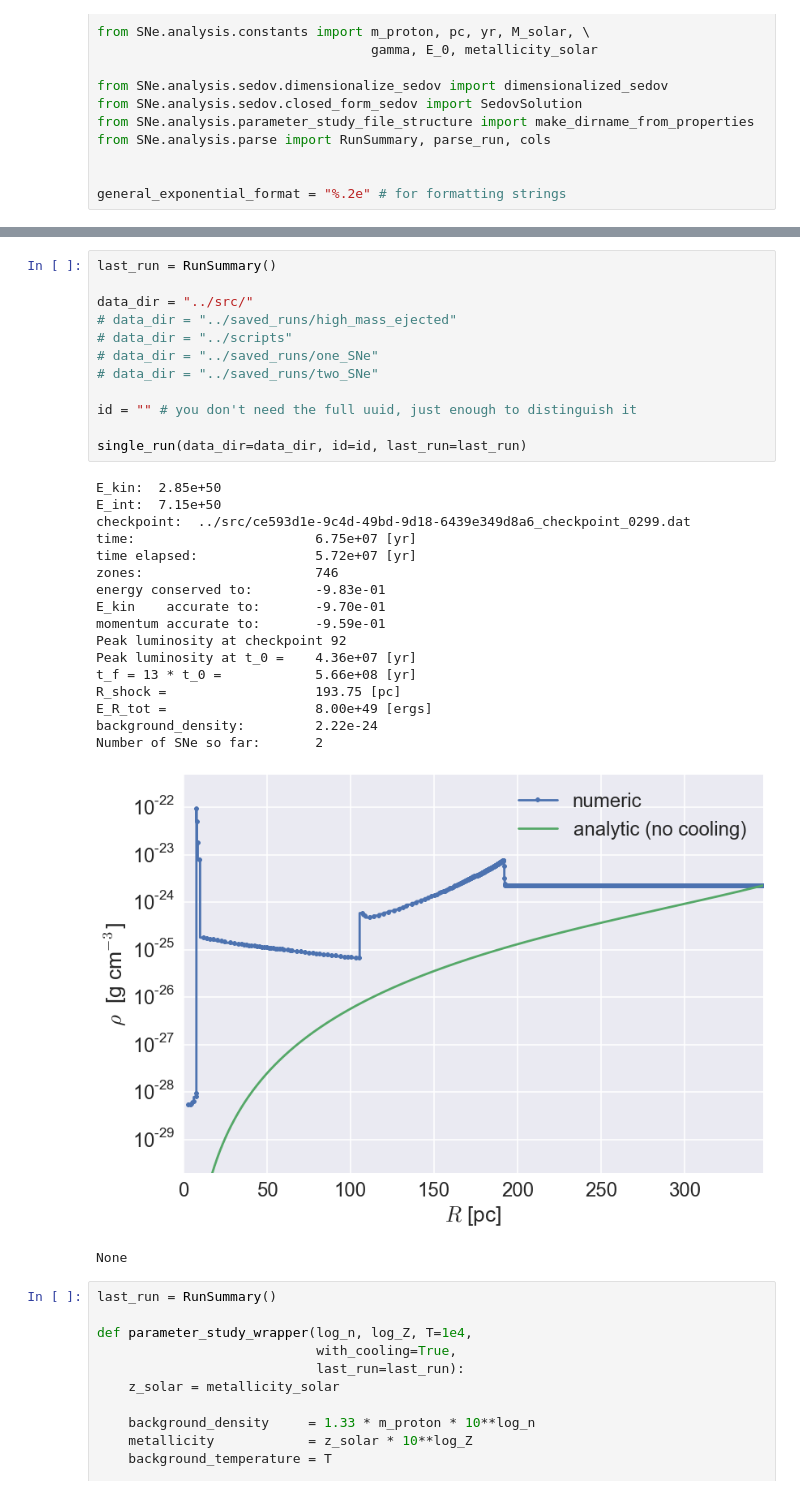
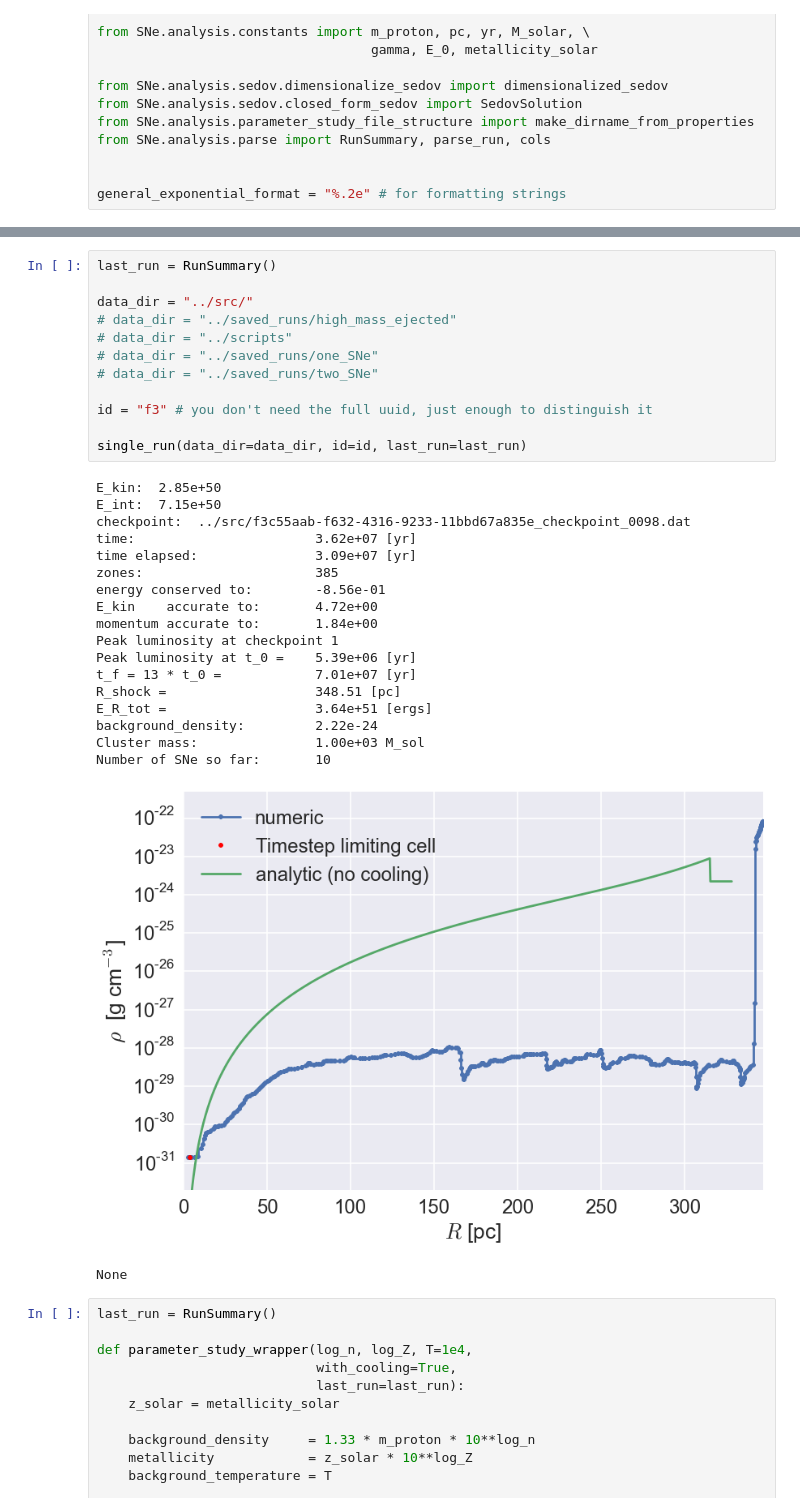
Before and after one commit to egentry/clustered_SNe, a Jupyter notebook: analysis/visualize.ipynb, the cells around one changed output, grey strips where cells are left out. Drawn from its saved outputs; the diff is of its cells as text.

```diff
--- a/analysis/visualize.ipynb
+++ b/analysis/visualize.ipynb
@@ -223,33 +235,34 @@ def single_run(data_dir="", id="", last_run=None):
 # %%
 last_run = RunSummary()
 
 data_dir = "../src/"
 # data_dir = "../saved_runs/high_mass_ejected"
 # data_dir = "../scripts"
 # data_dir = "../saved_runs/one_SNe"
 # data_dir = "../saved_runs/two_SNe"
 
-id = "" # you don't need the full uuid, just enough to distinguish it
+id = "f3" # you don't need the full uuid, just enough to distinguish it
 
 single_run(data_dir=data_dir, id=id, last_run=last_run)
 # %% [output]
 E_kin:  2.85e+50
 E_int:  7.15e+50
-checkpoint:  ../src/ce593d1e-9c4d-49bd-9d18-6439e349d8a6_checkpoint_0299.dat
-time:                       6.75e+07 [yr]
-time elapsed:               5.72e+07 [yr]
-zones:                      746
-energy conserved to:        -9.83e-01
-E_kin    accurate to:       -9.70e-01
-momentum accurate to:       -9.59e-01
-Peak luminosity at checkpoint 92
-Peak luminosity at t_0 =    4.36e+07 [yr]
-t_f = 13 * t_0 =            5.66e+08 [yr]
-R_shock =                   193.75 [pc]
-E_R_tot =                   8.00e+49 [ergs]
+checkpoint:  ../src/f3c55aab-f632-4316-9233-11bbd67a835e_checkpoint_0098.dat
+time:                       3.62e+07 [yr]
+time elapsed:               3.09e+07 [yr]
+zones:                      385
+energy conserved to:        -8.56e-01
+E_kin    accurate to:       4.72e+00
+momentum accurate to:       1.84e+00
+Peak luminosity at checkpoint 1
+Peak luminosity at t_0 =    5.39e+06 [yr]
+t_f = 13 * t_0 =            7.01e+07 [yr]
+R_shock =                   348.51 [pc]
+E_R_tot =                   3.64e+51 [ergs]
 background_density:         2.22e-24
-Number of SNe so far:       2
+Cluster mass:               1.00e+03 M_sol
+Number of SNe so far:       10
-[figure, old version]
+[figure, new version]
 None
 # %%
 last_run = RunSummary()
```
Also changed, not shown: parts of 6 cells of this notebook, 2 other files.
